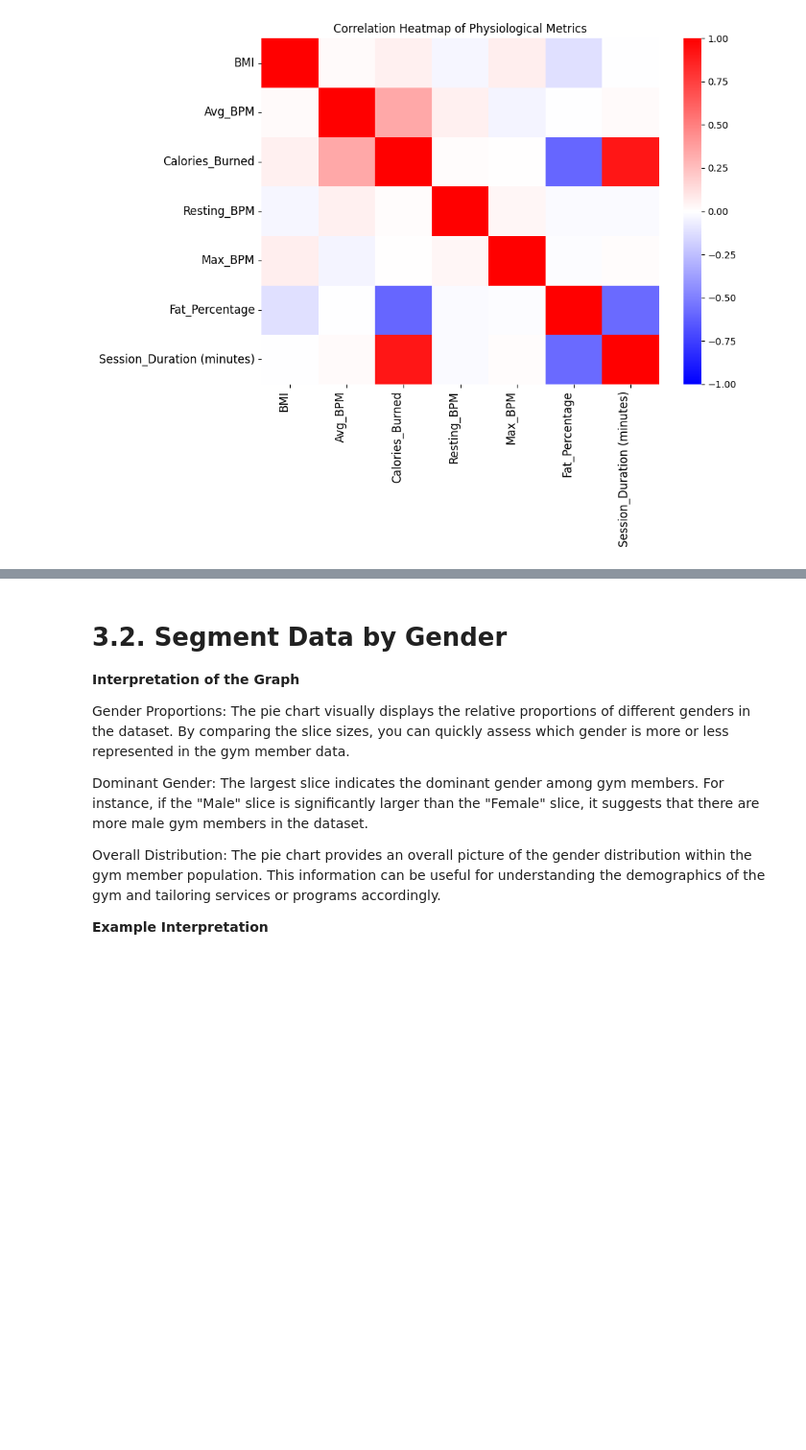
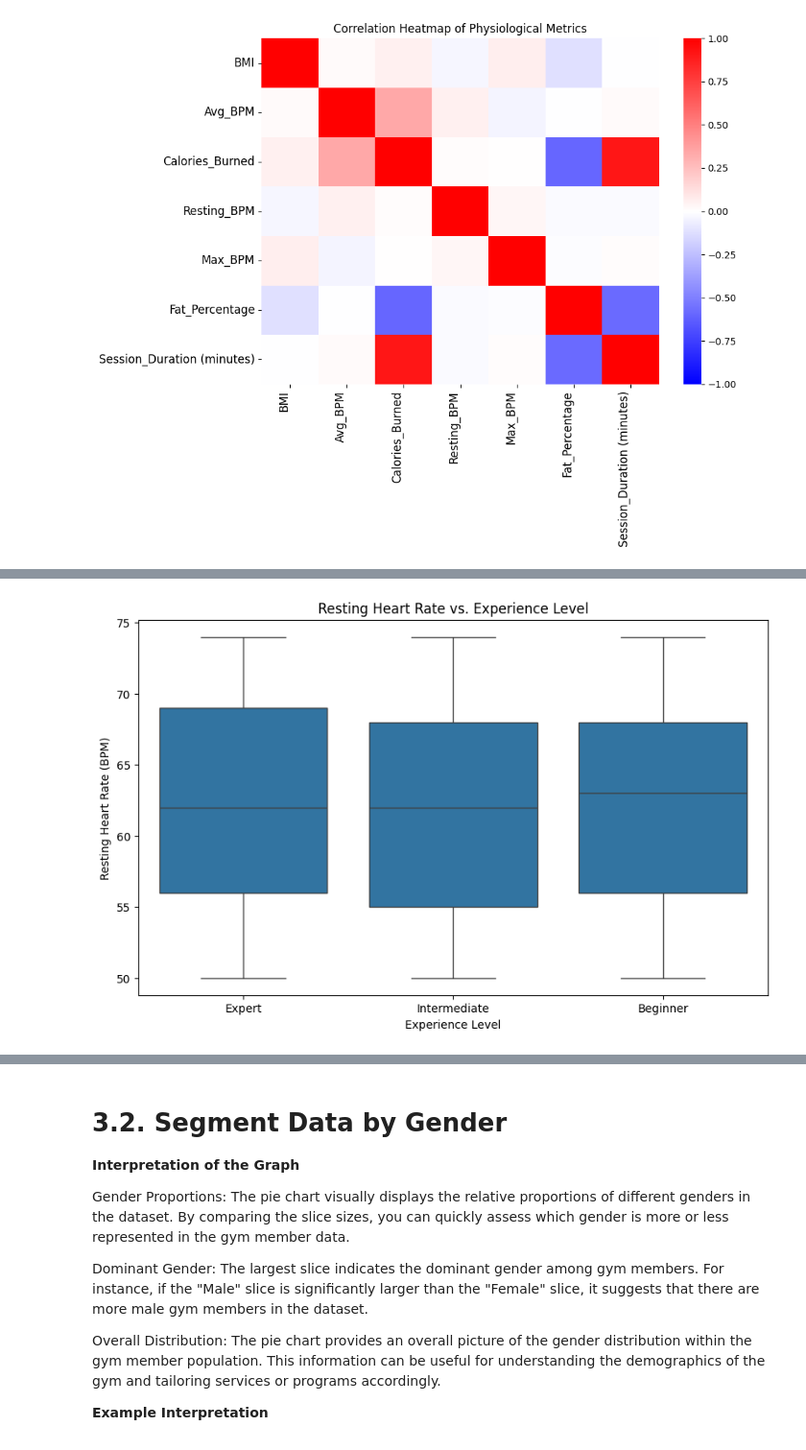
Before and after one commit to RokoSkugor/DA_project, a Jupyter notebook: DataAnalysis_Project.ipynb, the cells around one changed output, grey strips where cells are left out. Shown at 96% size. Cells and saved outputs as stored; diff of their text form; code cells hidden in the pictures; blank space fills up the shorter version.

```diff
--- a/DataAnalysis_Project.ipynb
+++ b/DataAnalysis_Project.ipynb
@@ -372,0 +394,9 @@ plt.tight_layout()
+# %%
+plt.figure(figsize=(10, 6))
+sns.boxplot(x='Experience_Level', y='Resting_BPM', data=gym_data)
+plt.title('Resting Heart Rate vs. Experience Level')
+plt.xlabel('Experience Level')
+plt.ylabel('Resting Heart Rate (BPM)')
+plt.show()
+# %% [output]
+[figure, added]
```
Also changed, not shown: parts of 10 cells of this notebook, 8 other files.
